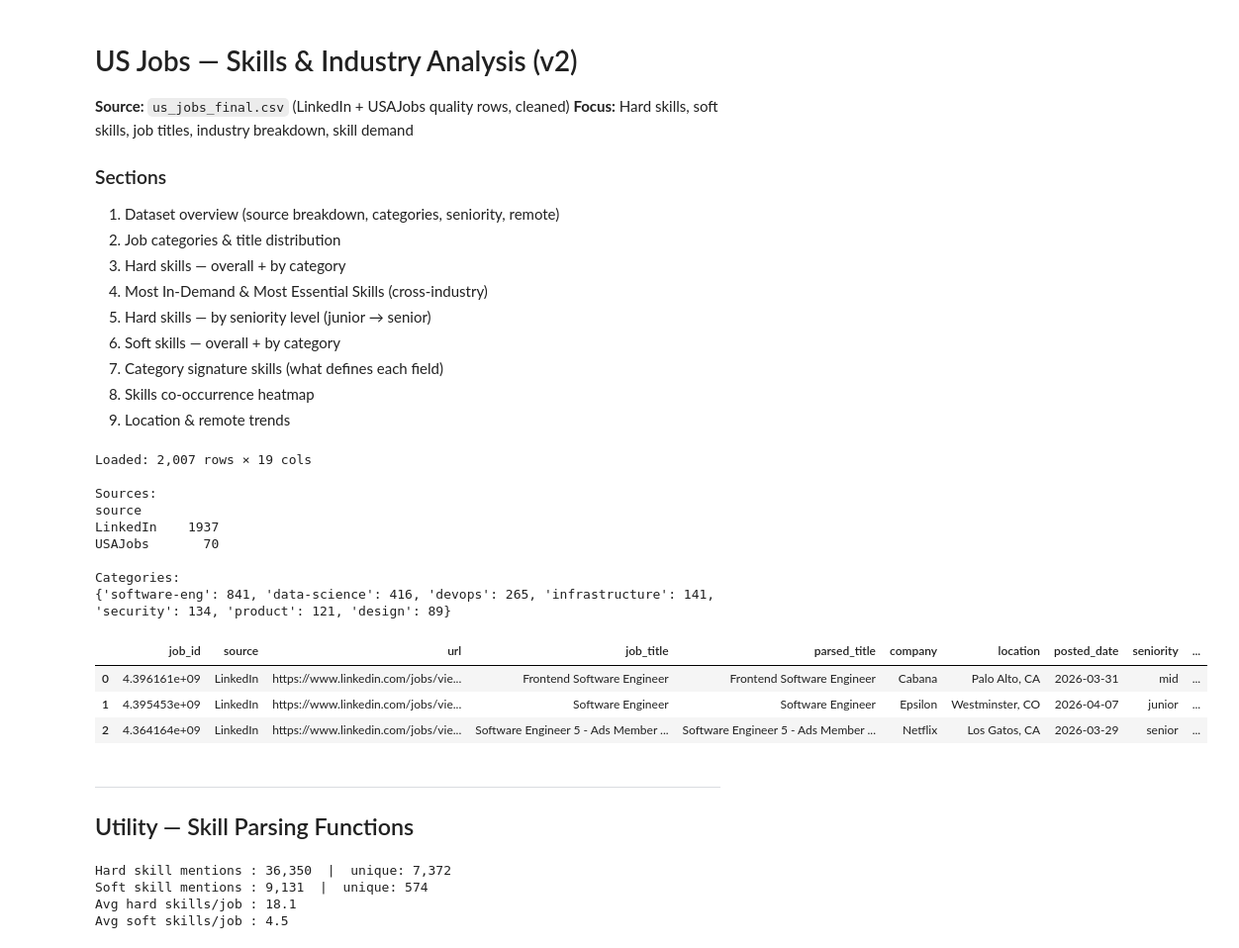
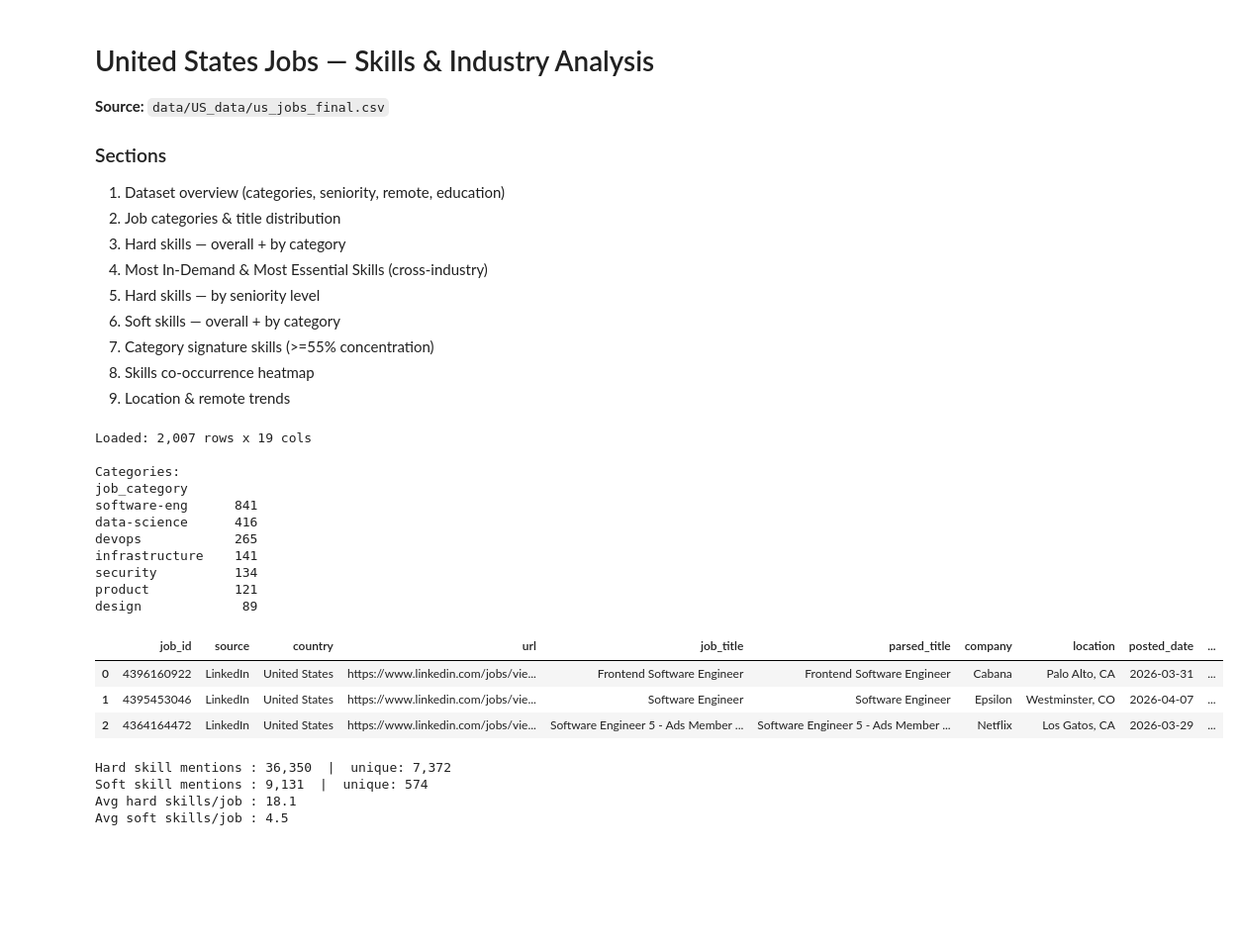
Before and after one commit to vinhqdang/cs-skill-analysis, a Jupyter notebook: data/job_description/us/us_jobs_analysis.ipynb, the cells around one changed output. Shown at 99% size. Saved outputs shown, nothing was run; the diff lists cells and outputs as text; code cells hidden in the pictures; blank space fills up the shorter version.

```diff
--- a/data/job_description/us/us_jobs_analysis.ipynb
+++ b/data/job_description/us/us_jobs_analysis.ipynb
@@ -1,59 +1,56 @@
 # %% [markdown]
-# US Jobs — Skills & Industry Analysis (v2)
+# United States Jobs — Skills & Industry Analysis
 
-**Source:** `us_jobs_final.csv` (LinkedIn + USAJobs quality rows, cleaned)
-**Focus:** Hard skills, soft skills, job titles, industry breakdown, skill demand
+**Source:** `data/US_data/us_jobs_final.csv`
 
 ### Sections
-1. Dataset overview (source breakdown, categories, seniority, remote)
+1. Dataset overview (categories, seniority, remote, education)
 2. Job categories & title distribution
 3. Hard skills — overall + by category
 4. Most In-Demand & Most Essential Skills (cross-industry)
-5. Hard skills — by seniority level (junior → senior)
+5. Hard skills — by seniority level
 6. Soft skills — overall + by category
-7. Category signature skills (what defines each field)
+7. Category signature skills (>=55% concentration)
 8. Skills co-occurrence heatmap
 9. Location & remote trends
 # %%
 import pandas as pd
 import numpy as np
 import matplotlib.pyplot as plt
 import matplotlib.ticker as mticker
 import seaborn as sns
 from collections import Counter
 import warnings
 warnings.filterwarnings('ignore')
 
 pd.set_option('display.max_columns', None)
 pd.set_option('display.max_colwidth', 80)
 sns.set_theme(style='whitegrid', palette='muted', font_scale=1.1)
 plt.rcParams['figure.dpi'] = 110
 
-df = pd.read_csv('data/us_jobs_final.csv', encoding='utf-8-sig')
-print(f'Loaded: {df.shape[0]:,} rows × {df.shape[1]} cols')
-print()
-print('Sources:')
-print(df['source'].value_counts().to_string())
+FINAL_CSV = 'data/US_data/us_jobs_final.csv'
+
+df = pd.read_csv(FINAL_CSV, encoding='utf-8-sig', dtype={'job_id': str})
+print(f'Loaded: {df.shape[0]:,} rows x {df.shape[1]} cols')
 print()
 print('Categories:')
-print(df['job_category'].value_counts().to_dict())
+print(df['job_category'].value_counts().to_string())
 df.head(3)
 # %% [output]
-Loaded: 2,007 rows × 19 cols
-
-Sources:
-source
-LinkedIn    1937
-USAJobs       70
+Loaded: 2,007 rows x 19 cols
 
 Categories:
-{'software-eng': 841, 'data-science': 416, 'devops': 265, 'infrastructure': 141, 'security': 134, 'product': 121, 'design': 89}
+job_category
+software-eng      841
+data-science      416
+devops            265
+infrastructure    141
+security          134
+product           121
+design             89
-|  | job_id | source | url | job_title | parsed_title | company | location | posted_date | seniority | ... |
-| 0 | 4.396161e+09 | LinkedIn | https://www.linkedin.com/jobs/vie... | Frontend Software Engineer | Frontend Software Engineer | Cabana | Palo Alto, CA | 2026-03-31 | mid | ... |
-| 1 | 4.395453e+09 | LinkedIn | https://www.linkedin.com/jobs/vie... | Software Engineer | Software Engineer | Epsilon | Westminster, CO | 2026-04-07 | junior | ... |
-| 2 | 4.364164e+09 | LinkedIn | https://www.linkedin.com/jobs/vie... | Software Engineer 5 - Ads Member ... | Software Engineer 5 - Ads Member ... | Netflix | Los Gatos, CA | 2026-03-29 | senior | ... |
+|  | job_id | source | country | url | job_title | parsed_title | company | location | posted_date | ... |
+| 0 | 4396160922 | LinkedIn | United States | https://www.linkedin.com/jobs/vie... | Frontend Software Engineer | Frontend Software Engineer | Cabana | Palo Alto, CA | 2026-03-31 | ... |
+| 1 | 4395453046 | LinkedIn | United States | https://www.linkedin.com/jobs/vie... | Software Engineer | Software Engineer | Epsilon | Westminster, CO | 2026-04-07 | ... |
+| 2 | 4364164472 | LinkedIn | United States | https://www.linkedin.com/jobs/vie... | Software Engineer 5 - Ads Member ... | Software Engineer 5 - Ads Member ... | Netflix | Los Gatos, CA | 2026-03-29 | ... |
-# %% [markdown]
----
-## Utility — Skill Parsing Functions
 # %%
 def parse_skills(series, lowercase=True):
```
Also changed, not shown: parts of 23 cells of this notebook, 12 other files.
